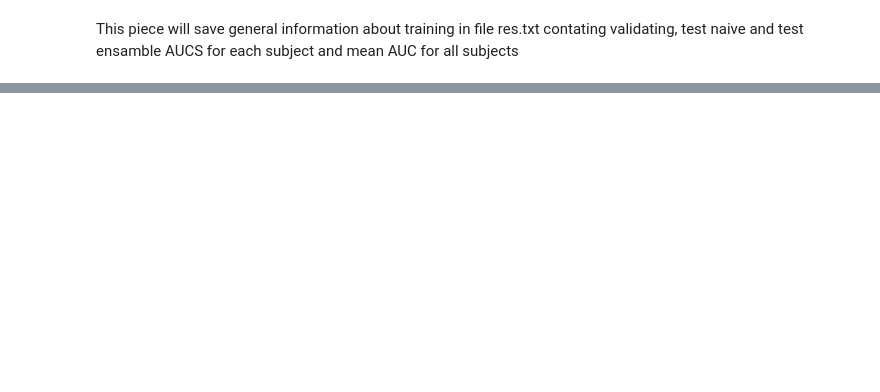
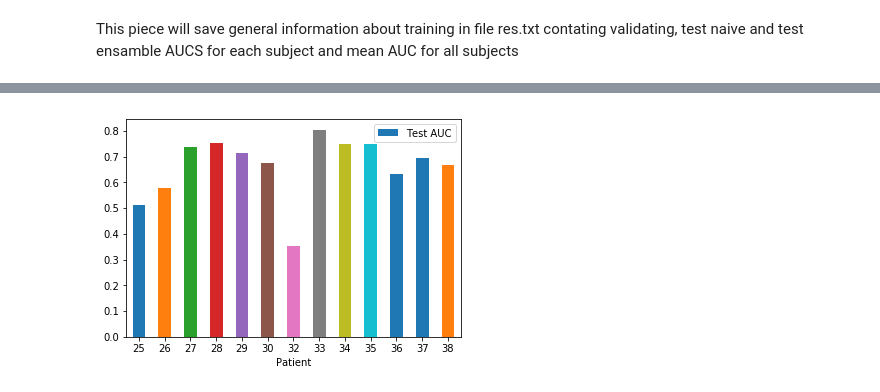
Before and after one commit to Makubu/AML, a Jupyter notebook: Chall4_ebci/group20_ebci_scratch.ipynb, the cells around one changed output, grey strips where cells are left out. Drawn from its saved outputs; the diff is of its cells as text; code cells hidden in the pictures; blank space fills up the shorter version.

Commit message:
Add test scores

```diff
--- a/Chall4_ebci/group20_ebci_scratch.ipynb
+++ b/Chall4_ebci/group20_ebci_scratch.ipynb
@@ -694,3 +694,13 @@ params = {'resample_to': 369,
               'poolKern1' : 9,
               'poolKern2' : 1
                  }
+# %%
+experiment_res_dir = './res0/'
+subjs_test_stats = {}
+for train_subject in all_subjects:
+    path_to_subj = prepare_dirs(experiment_res_dir, train_subject)
+    x = subjects[train_subject][0]
+    x = x.transpose(0, 2, 1)[:, np.newaxis, :, :]
+    y=subjects[train_subject][1]
+    test_stats, model = cv_per_subj_test(x, y, params, path_to_subj,test_on_last_block=True, plot_fold_history=True)
+    subjs_test_stats[train_subject] = test_stats
@@ -707,0 +730,12 @@ df
+# %%
+patient_list = [i for i in range(25,39) if i!= 31]
+test_val = []
+
+for i in patient_list :
+    test_val.append(subjs_test_stats[i]['val_auc'])
+# %%
+df = pd.DataFrame({'Patient':patient_list, 'Test AUC':test_val})
+
+ax = df.plot.bar(x='Patient', y='Test AUC', rot=0)
+# %% [output]
+[figure, added]
```
Also changed, not shown: parts of 5 cells of this notebook.
